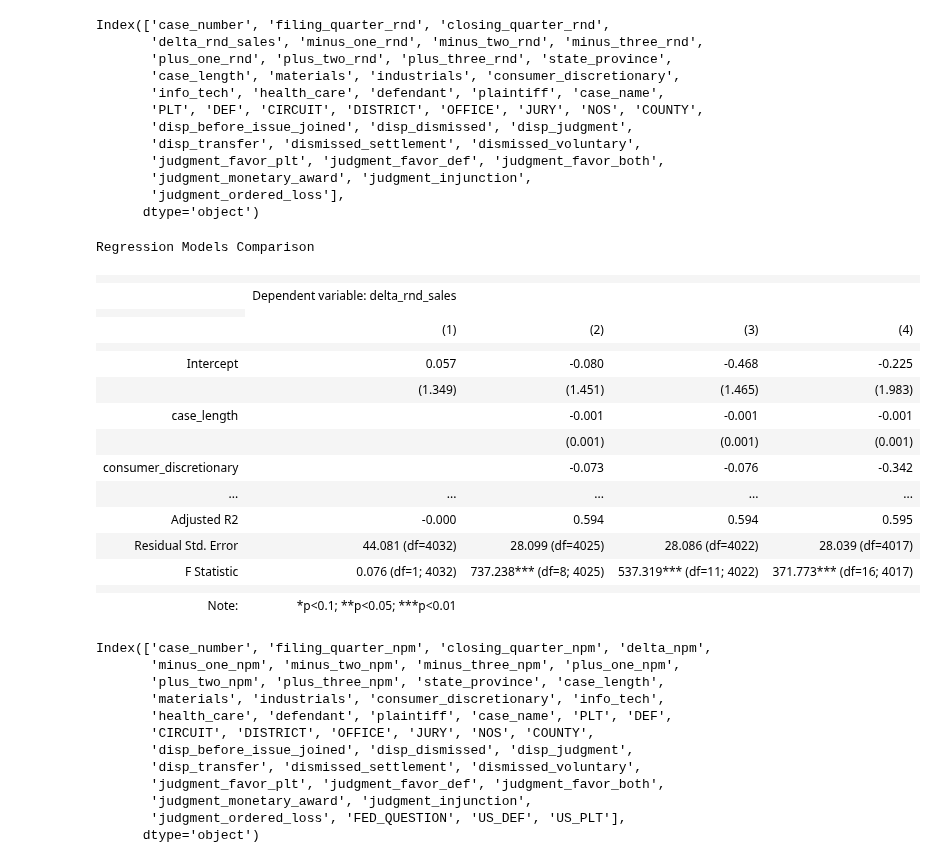
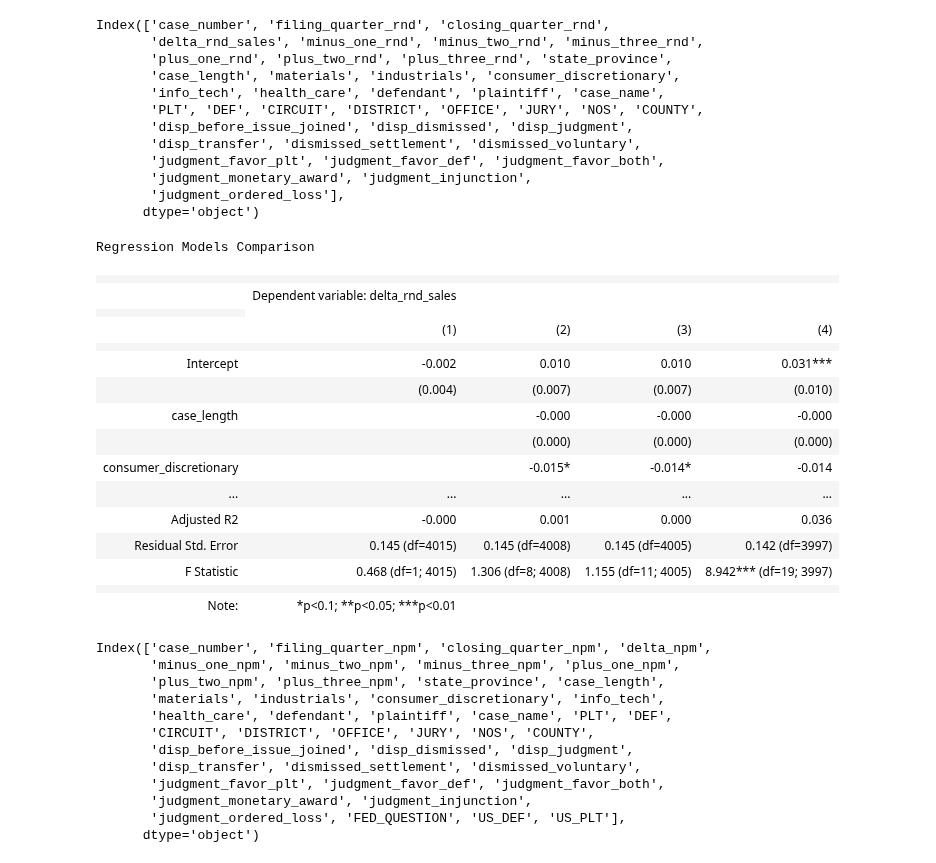
Before and after one commit to Sai0472003/PatentLitigation_Impact, a Jupyter notebook: Causal_Inference.ipynb, the cells around one changed output. Drawn from its saved outputs; the diff is of its cells as text; code cells hidden in the pictures.

```diff
--- a/Causal_Inference.ipynb
+++ b/Causal_Inference.ipynb
@@ -69,6 +69,12 @@ npm = pd.concat([clean_defendent_npm, clean_plaintiff_npm], axis=0)
 npm['defendant'] = npm['defendant'].fillna(0)
 npm['plaintiff'] = npm['plaintiff'].fillna(0)
 
+#converting case length variable from days to number of fin. quarters
+npm['case_length'] = (npm['case_length']/91.25).astype(int).astype(float)
+
+#filtering out extreme outliers
+npm = npm[(npm['delta_npm'] > - 3) & (npm['delta_npm'] < 3)]
+
 
 clean_plaintiff_RnD['plaintiff'] = 1
 clean_defendent_RnD['defendant'] = 1
@@ -76,6 +82,13 @@ clean_defendent_RnD['defendant'] = 1
 rnd = pd.concat([clean_defendent_RnD, clean_plaintiff_RnD], axis=0)
 rnd['defendant'] = rnd['defendant'].fillna(0)
 rnd['plaintiff'] = rnd['plaintiff'].fillna(0)
+
+
+#converting case length variable from days to number of fin. quarters
+rnd['case_length'] = (rnd['case_length']/91.25).astype(int).astype(float)
+
+#filtring out extreme outliers in the data
+rnd = rnd[(rnd['delta_rnd_sales'] > - 3) & (rnd['delta_rnd_sales'] < 3)]
 # %%
 JFC_data = pd.read_csv('/content/drive/My Drive/ECO225_Final_Project/DATA/without_dummies_cases.csv')
 
@@ -280,7 +435,7 @@ Index(['case_number', 'filing_quarter_rnd', 'closing_quarter_rnd',
 model1 = smf.ols('delta_rnd_sales ~ disp_dismissed', data=rnd).fit()
 model2 = smf.ols('delta_rnd_sales ~ disp_dismissed + filing_quarter_rnd + case_length + health_care + info_tech + industrials + consumer_discretionary + materials', data=rnd).fit()
 model3 = smf.ols('delta_rnd_sales ~ disp_dismissed + filing_quarter_rnd + disp_dismissed:disp_before_issue_joined + disp_dismissed:dismissed_settlement + disp_dismissed:dismissed_voluntary + case_length + health_care + info_tech + industrials + consumer_discretionary + materials', data=rnd).fit()
-model4 = smf.ols('delta_rnd_sales ~ defendant + filing_quarter_rnd + disp_dismissed + disp_dismissed:defendant + disp_dismissed:disp_before_issue_joined + disp_dismissed:disp_before_issue_joined:defendant + disp_dismissed:dismissed_settlement + disp_dismissed:dismissed_settlement:defendant + disp_dismissed:dismissed_voluntary + disp_dismissed:dismissed_voluntary:defendant + case_length + health_care + info_tech + industrials + consumer_discretionary + materials', data=rnd).fit()
+model4 = smf.ols('delta_rnd_sales ~ defendant + filing_quarter_rnd + minus_one_rnd + minus_two_rnd + minus_three_rnd + disp_dismissed + disp_dismissed:defendant + disp_dismissed:disp_before_issue_joined + disp_dismissed:disp_before_issue_joined:defendant + disp_dismissed:dismissed_settlement + disp_dismissed:dismissed_settlement:defendant + disp_dismissed:dismissed_voluntary + disp_dismissed:dismissed_voluntary:defendant + case_length + health_care + info_tech + industrials + consumer_discretionary + materials', data=rnd).fit()
 
 
 # Stargazer setup
@@ -310,42 +465,42 @@ stargazer.covariate_renames = {
 
 # Reorder covariates for table display
 stargazer.covariate_order = [
     'disp_dismissed',
     'disp_dismissed:defendant',
     'disp_dismissed:disp_before_issue_joined',
     'disp_dismissed:disp_before_issue_joined:defendant',
     'disp_dismissed:dismissed_settlement',
     'disp_dismissed:dismissed_settlement:defendant',
     'disp_dismissed:dismissed_voluntary',
     'disp_dismissed:dismissed_voluntary:defendant',
     'case_length',
     'health_care',
     'info_tech',
     'industrials',
     'consumer_discretionary',
     'materials'
 ]
 
 
 # Render in notebook
 html_output = stargazer.render_html()
 display(HTML(html_output))
 # %% [output]
 Regression Models Comparison
 |  |  |  |  |  |
 |  | Dependent variable: delta_rnd_sales |  |  |  |
 |  |
 |  | (1) | (2) | (3) | (4) |
 |  |  |  |  |  |
-| Intercept | 0.057 | -0.080 | -0.468 | -0.225 |
-|  | (1.349) | (1.451) | (1.465) | (1.983) |
-| case_length |  | -0.001 | -0.001 | -0.001 |
-|  |  | (0.001) | (0.001) | (0.001) |
-| consumer_discretionary |  | -0.073 | -0.076 | -0.342 |
+| Intercept | -0.002 | 0.010 | 0.010 | 0.031*** |
+|  | (0.004) | (0.007) | (0.007) | (0.010) |
+| case_length |  | -0.000 | -0.000 | -0.000 |
+|  |  | (0.000) | (0.000) | (0.000) |
+| consumer_discretionary |  | -0.015* | -0.014* | -0.014 |
 | ... | ... | ... | ... | ... |
-| Adjusted R2 | -0.000 | 0.594 | 0.594 | 0.595 |
-| Residual Std. Error | 44.081 (df=4032) | 28.099 (df=4025) | 28.086 (df=4022) | 28.039 (df=4017) |
-| F Statistic | 0.076 (df=1; 4032) | 737.238*** (df=8; 4025) | 537.319*** (df=11; 4022) | 371.773*** (df=16; 4017) |
+| Adjusted R2 | -0.000 | 0.001 | 0.000 | 0.036 |
+| Residual Std. Error | 0.145 (df=4015) | 0.145 (df=4008) | 0.145 (df=4005) | 0.142 (df=3997) |
+| F Statistic | 0.468 (df=1; 4015) | 1.306 (df=8; 4008) | 1.155 (df=11; 4005) | 8.942*** (df=19; 3997) |
 |  |  |  |  |  |
 | Note: | *p<0.1; **p<0.05; ***p<0.01 |  |  |  |
 # %%
```
Also changed, not shown: parts of 8 cells of this notebook.
